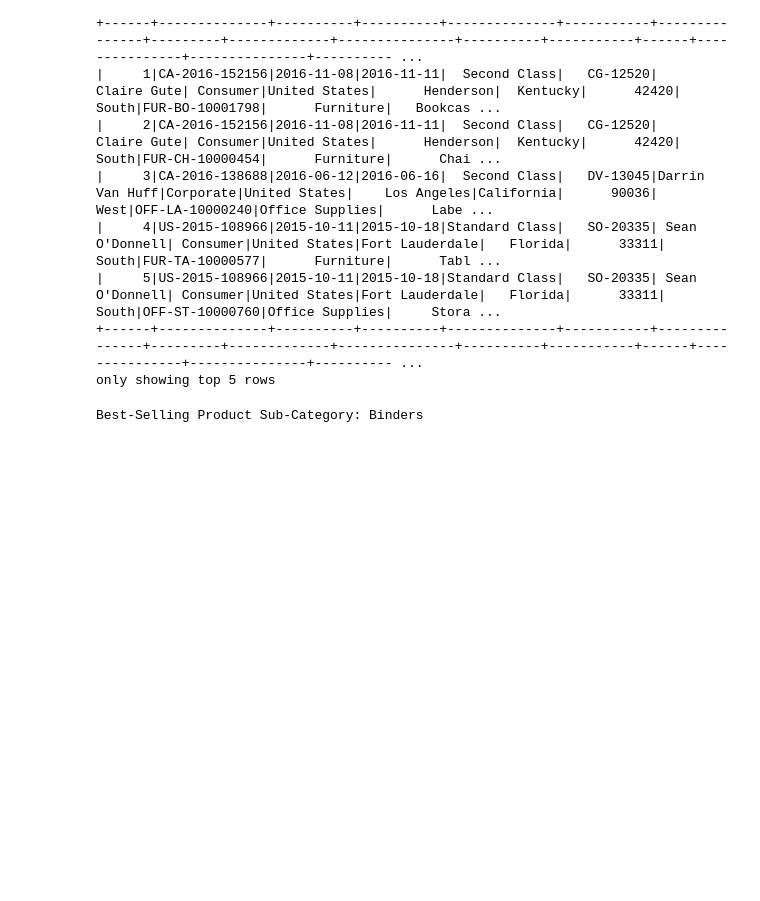
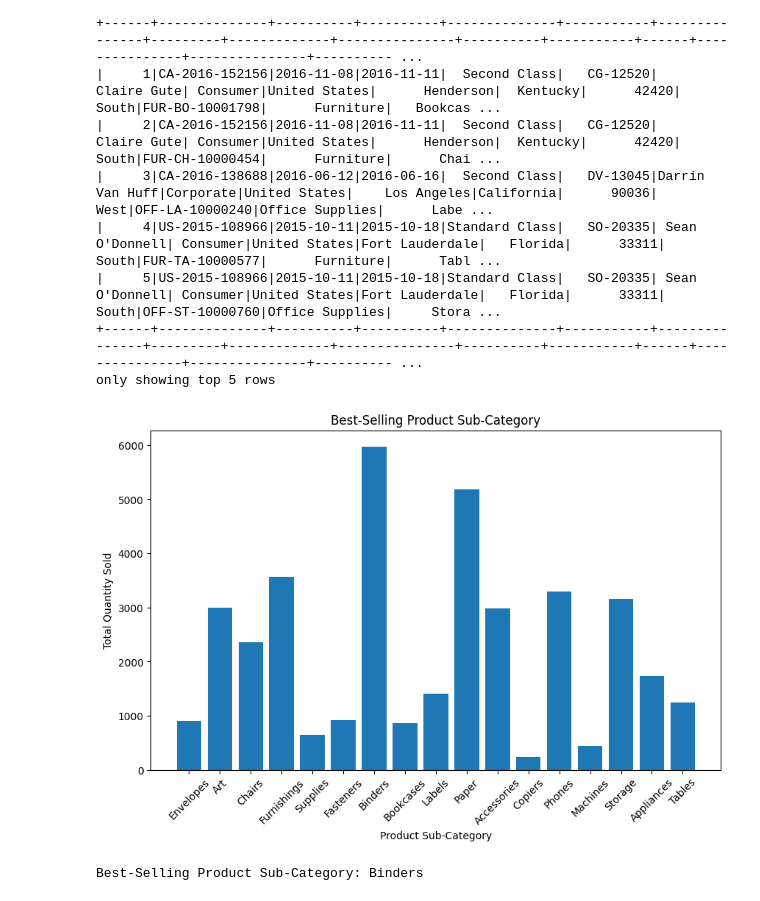
Before and after one commit to stevejj4/Apache-Spark, a Jupyter notebook: Superstore.ipynb, the cells around one changed output. Saved outputs shown, nothing was run; the diff lists cells and outputs as text; code cells hidden in the pictures; blank space fills up the shorter version.

Commit message:
Added visuals

```diff
--- a/Superstore.ipynb
+++ b/Superstore.ipynb
@@ -49,6 +49,23 @@ only showing top 5 rows
 # %%
 # Optionally, setting legacy time parser policy if needed:
 #spark.conf.set("spark.sql.legacy.timeParserPolicy", "LEGACY")
+# %%
+import matplotlib.pyplot as plt
+
+# Calculating best-selling product sub-category
+best_selling_df = df.groupBy("Sub-Category").sum("Quantity").withColumnRenamed("sum(Quantity)", "Total_Quantity")
+best_selling_pd = best_selling_df.toPandas() # Convert to Pandas DataFrame for plotting
+
+# Bar chart for best-selling product sub-category
+plt.figure(figsize=(10, 6))
+plt.bar(best_selling_pd["Sub-Category"], best_selling_pd["Total_Quantity"])
+plt.xlabel('Product Sub-Category')
+plt.ylabel('Total Quantity Sold')
+plt.title('Best-Selling Product Sub-Category')
+plt.xticks(rotation=45)
+plt.show()
+# %% [output]
+[figure, added]
 # %%
 # Best-Selling Product Sub-Category
 
```
